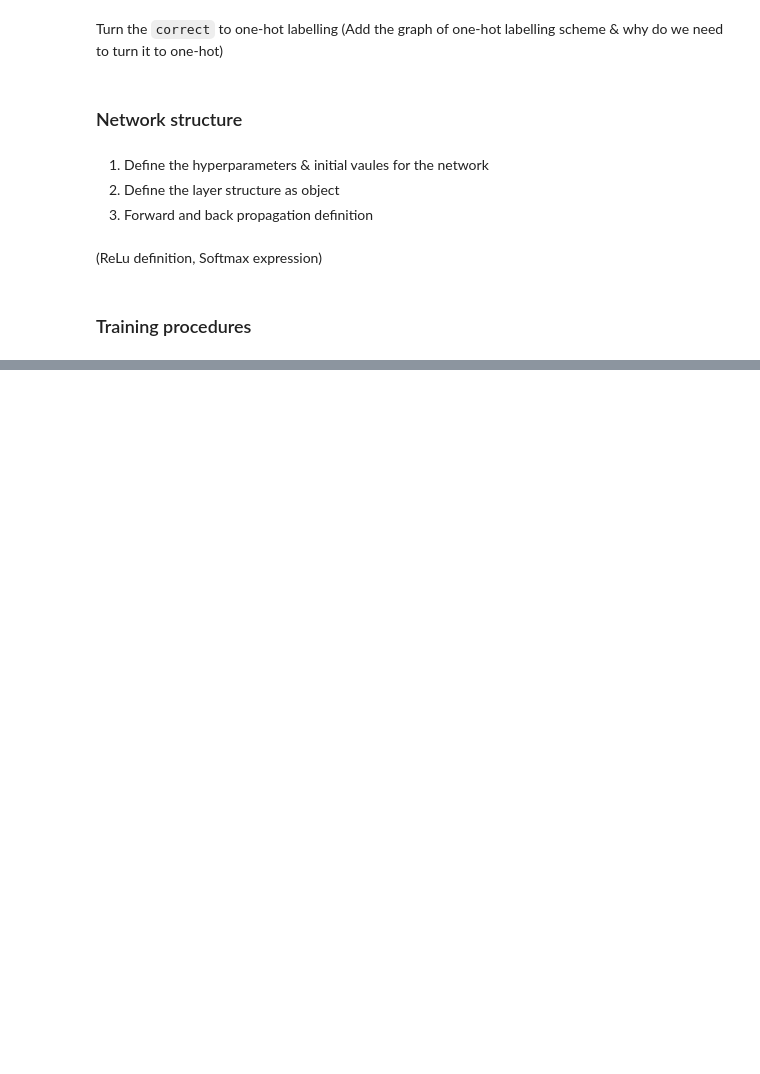
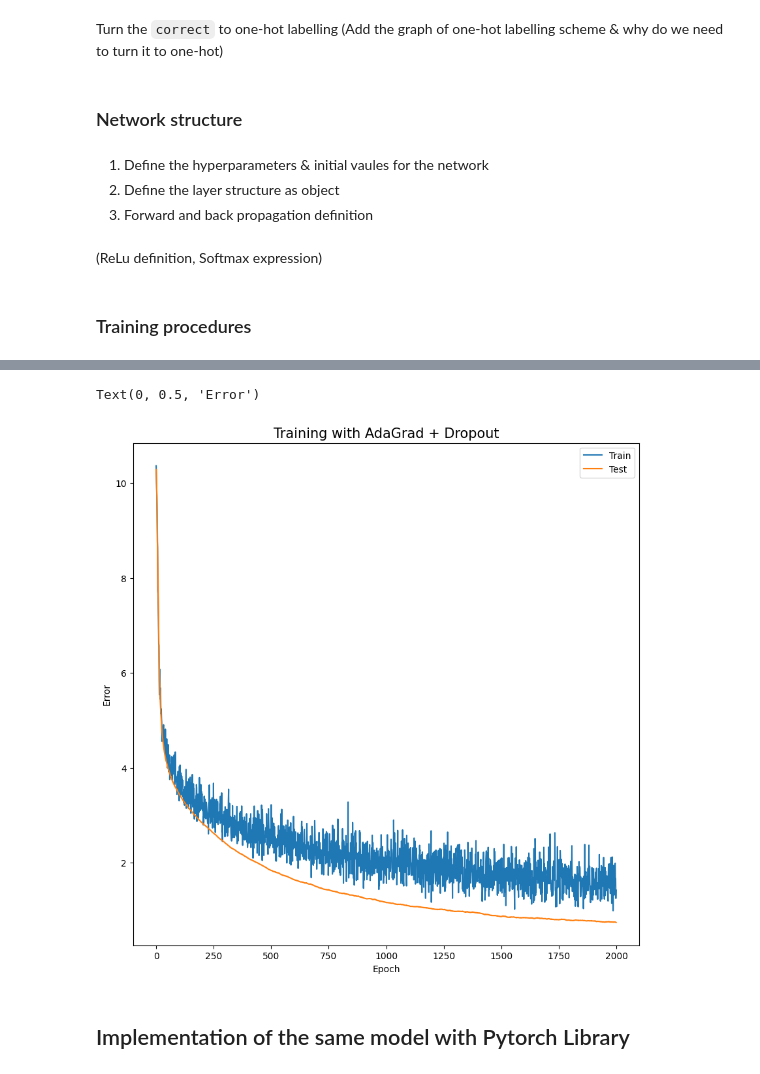
Before and after one commit to timlok123/Learning-the-basic-of-AI-with-Python, a Jupyter notebook: Ch6_Possible_problems_and_solution.ipynb, the cells around one changed output, grey strips where cells are left out. Drawn from its saved outputs; the diff is of its cells as text; code cells hidden in the pictures; blank space fills up the shorter version.

```diff
--- a/Ch6_Possible_problems_and_solution.ipynb
+++ b/Ch6_Possible_problems_and_solution.ipynb
@@ -205,0 +380,47 @@ Text(0, 0.5, 'Error')
+# %%
+# Training - With AdaGrad + Dropout
+
+train_error = []
+
+test_error = []
+
+no_of_batch = n_train // batch_size
+
+for i in range(epoch*2):
+
+  # Record the error on training & test case in every training
+  forward_propagation(input_train,is_train_flag=True)
+  train_error.append(get_error(correct_train, batch_size))
+
+  forward_propagation(input_test,is_train_flag=False)
+  test_error.append(get_error(correct_test, batch_size))
+
+  # Shuffle the data & prepare the index
+  index_random = np.arange(n_train)
+  np.random.shuffle(index_random)
+
+  for j in range(no_of_batch):
+
+    mini_batch_index = index_random[j*batch_size:(j+1)*batch_size]
+    x = input_train[mini_batch_index, :]
+    t = correct_train[mini_batch_index, :]
+
+    forward_propagation(x,is_train_flag=True)
+    backward_propagation(t)
+    update_wb_AdaGrad(eta)
+# %%
+# Visualize the training process
+import matplotlib.pyplot as plt
+
+plt.figure(figsize=(10,10))
+plt.title("Training with AdaGrad + Dropout",fontsize=15)
+plt.plot(np.arange(epoch*2), train_error, label="Train")
+plt.plot(np.arange(epoch*2), test_error, label="Test")
+plt.legend()
+plt.xlabel("Epoch")
+plt.ylabel("Error")
+# %% [output]
+Text(0, 0.5, 'Error')
+[figure, added]
+# %% [markdown]
+## Implementation of the same model with Pytorch Library
```
Also changed, not shown: parts of 15 cells of this notebook.
